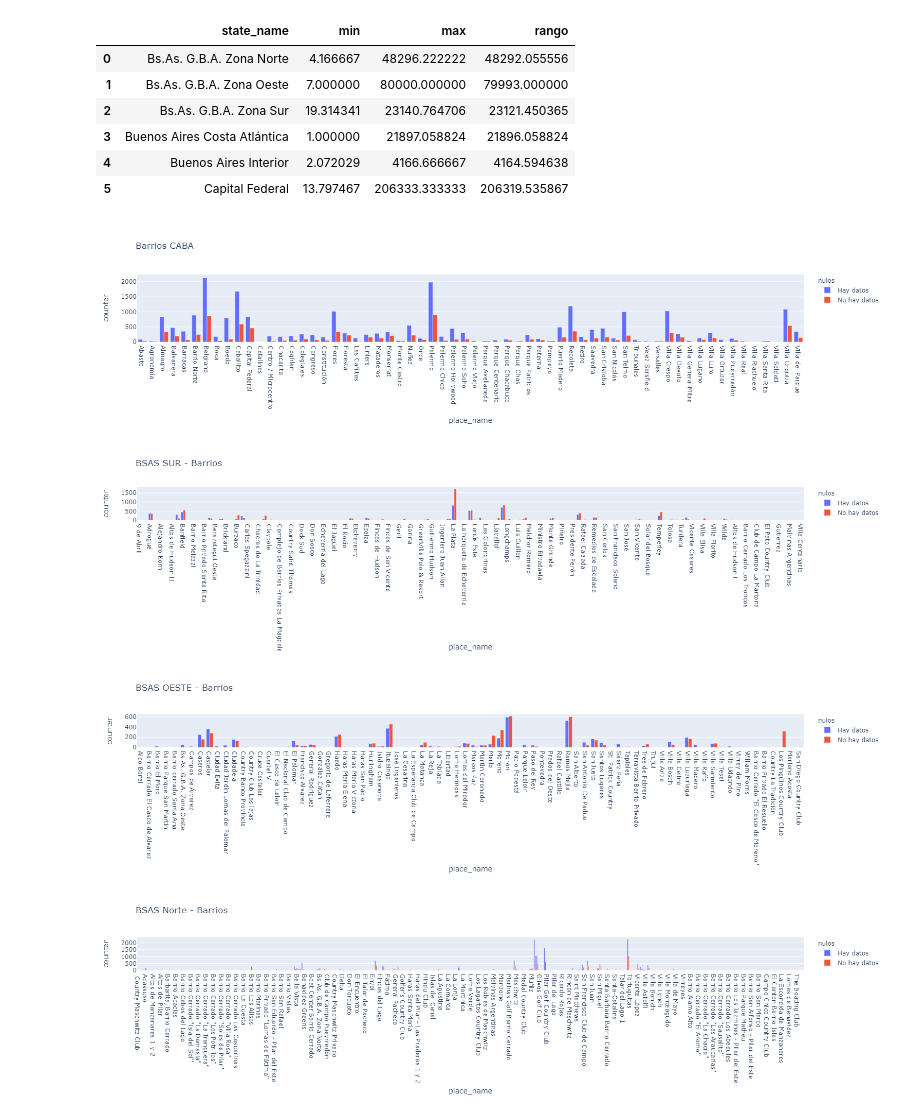
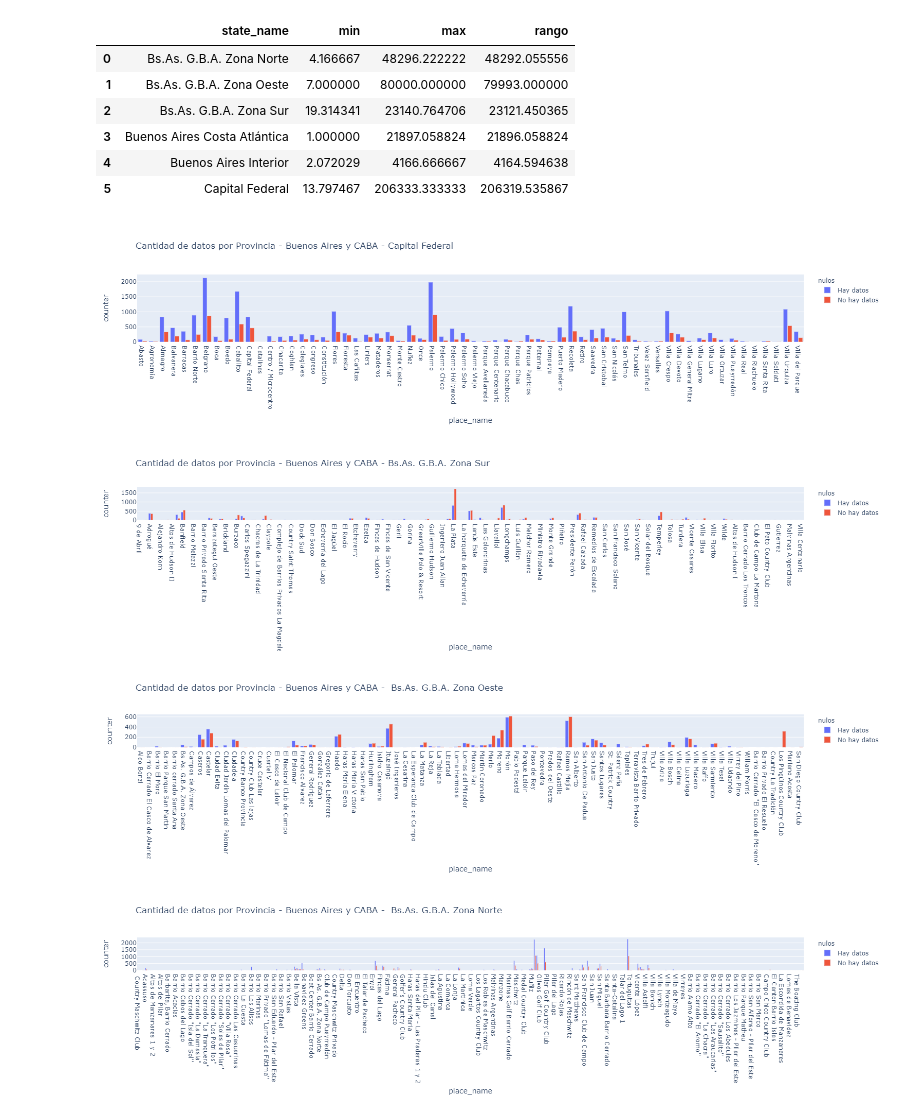
Before and after one commit to giustipatricio/grupo4-1120_ed_13, a Jupyter notebook: Nuevo_notebook.ipynb, the cells around one changed output. Saved outputs shown, nothing was run; the diff lists cells and outputs as text; code cells hidden in the pictures.

```diff
--- a/Nuevo_notebook.ipynb
+++ b/Nuevo_notebook.ipynb
@@ -317,10 +435,10 @@ caba_barrios_grupo['nulos'] = caba_barrios_grupo.nulos.str.replace('True','No ha
 # %%
 fig = px.bar(caba_barrios_grupo, x="place_name", y="counter",
              color='nulos', barmode='group',
-             height=400, title="Barrios CABA")
+             height=400, title="Cantidad de datos por Provincia - Buenos Aires y CABA - Capital Federal")
 fig.show()
 # %% [output]
-[figure, old version]
+[figure, new version]
 # %%
 bsas_sur_barrios_group = bsas_sur.groupby(by=['state_name','place_name','nulos'],as_index=False)['counter'].sum()
 bsas_sur_barrios_group['nulos'] = bsas_sur_barrios_group['nulos'].astype(str)
@@ -328,10 +446,10 @@ bsas_sur_barrios_group['nulos'] = bsas_sur_barrios_group.nulos.str.replace('Fals
 bsas_sur_barrios_group['nulos'] = bsas_sur_barrios_group.nulos.str.replace('True','No hay datos')
 fig = px.bar(bsas_sur_barrios_group, x="place_name", y="counter",
              color='nulos', barmode='group',
-             height=400, title=" BSAS SUR - Barrios")
+             height=400, title=" Cantidad de datos por Provincia - Buenos Aires y CABA - Bs.As. G.B.A. Zona Sur")
 fig.show()
 # %% [output]
-[figure, old version]
+[figure, new version]
 # %%
 bsas_oeste_barrios_grupo = bsas_oeste.groupby(by=['state_name','place_name','nulos'],as_index=False)['counter'].sum()
 bsas_oeste_barrios_grupo['nulos'] = bsas_oeste_barrios_grupo['nulos'].astype(str)
@@ -339,10 +457,10 @@ bsas_oeste_barrios_grupo['nulos'] = bsas_oeste_barrios_grupo.nulos.str.replace('
 bsas_oeste_barrios_grupo['nulos'] = bsas_oeste_barrios_grupo.nulos.str.replace('True','No hay datos')
 fig = px.bar(bsas_oeste_barrios_grupo, x="place_name", y="counter",
              color='nulos', barmode='group',
-             height=400, title=" BSAS OESTE - Barrios")
+             height=400, title=" Cantidad de datos por Provincia - Buenos Aires y CABA -  Bs.As. G.B.A. Zona Oeste")
 fig.show()
 # %% [output]
-[figure, old version]
+[figure, new version]
 # %%
 bsas_norte_barrios_grupo = bsas_norte.groupby(by=['state_name','place_name','nulos'],as_index=False)['counter'].sum()
 bsas_norte_barrios_grupo['nulos'] = bsas_norte_barrios_grupo['nulos'].astype(str)
@@ -350,10 +468,10 @@ bsas_norte_barrios_grupo['nulos'] = bsas_norte_barrios_grupo.nulos.str.replace('
 bsas_norte_barrios_grupo['nulos'] = bsas_norte_barrios_grupo.nulos.str.replace('True','No hay datos')
 fig = px.bar(bsas_norte_barrios_grupo, x="place_name", y="counter",
              color='nulos', barmode='group',
-             height=400, title=" BSAS Norte - Barrios")
+             height=400, title=" Cantidad de datos por Provincia - Buenos Aires y CABA -  Bs.As. G.B.A. Zona Norte")
 fig.show()
 # %% [output]
-[figure, old version]
+[figure, new version]
 # %%
 bsas_costa_barrios_grupo = bsas_costa.groupby(by=['state_name','place_name','nulos'],as_index=False)['counter'].sum()
 bsas_costa_barrios_grupo['nulos'] = bsas_costa_barrios_grupo['nulos'].astype(str)
```
Also changed, not shown: parts of 66 cells of this notebook.
